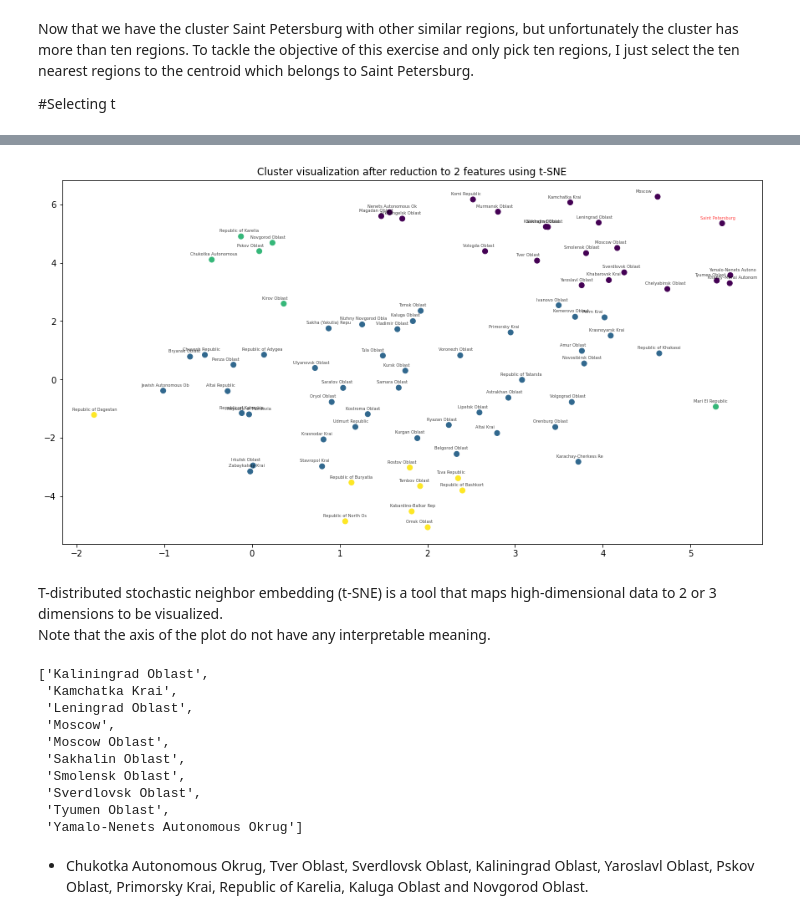
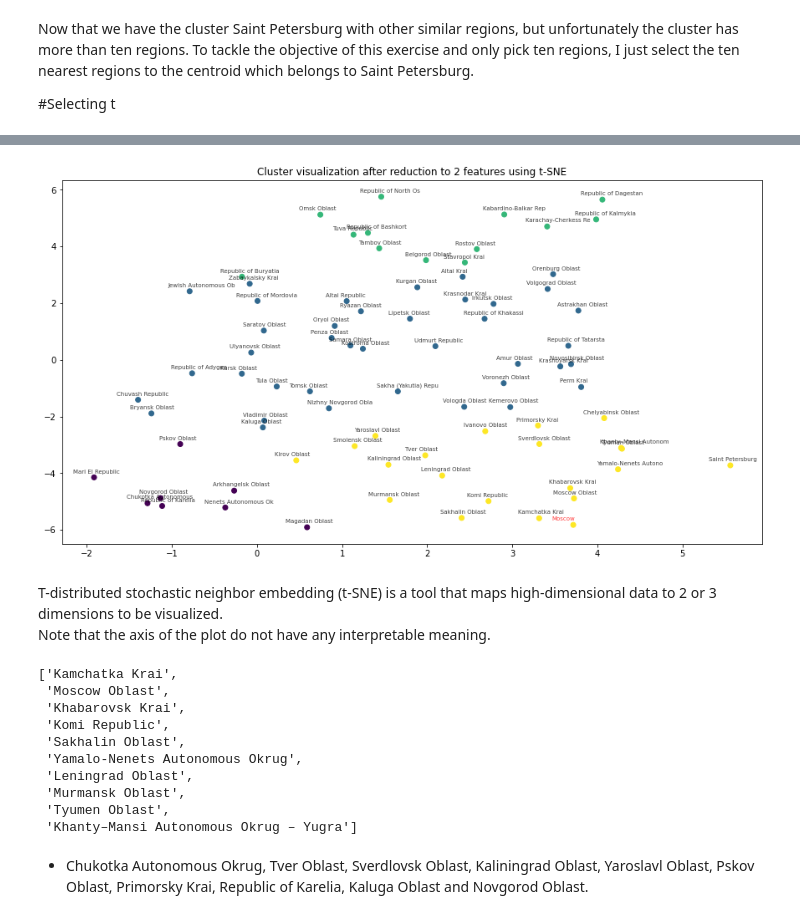
Before and after one commit to developerHobday/cluster-alcohol-consumption, a Jupyter notebook: notebook.ipynb, the cells around one changed output, grey strips where cells are left out. Saved outputs shown, nothing was run; the diff lists cells and outputs as text; code cells hidden in the pictures.

Commit message:
Moscow 1st draft

```diff
--- a/notebook.ipynb
+++ b/notebook.ipynb
@@ -121,0 +102,2 @@ plt.tight_layout()
+# %%
+ref_region = 'Moscow'
@@ -317,0 +386,4 @@ for s in segments_shr:
+# %%
+
+filtered_df = repaired_df[repaired_df['year'] > '2006']
+filtered_df
@@ -318,13 +404,8 @@ for s in segments_shr:
 # %%
-gb_reg = repaired_df.set_index('year').groupby('region')
-ema_span = 15
-features_df = gb_reg.mean()
-features_df['wine_consumption_share'] = features_df.apply (lambda row :
+features_df = filtered_df.set_index('year').groupby('region').mean()
+features_df['wine_sales_share'] = features_df.apply (lambda row :
     row['wine'] / (row['wine'] + row['beer'] + row['vodka'] + row['champagne'] + row['brandy']),
     axis = 1,
 )
-
-features_df.columns = ['mean_wine_consumption', 'mean_beer_consumption', 'mean_vodka_consumption',
-    'mean_champagne_consumption', 'mean_brandy_consumption', 'wine_consumption_share', ]
-features_df
-# repaired_df[ repaired_df['region'] == 'Chechen Republic']
+features_df.columns = ['mean_wine_sales', 'mean_beer_sales', 'mean_vodka_sales',
+    'mean_champagne_sales', 'mean_brandy_sales', 'wine_sales_share', ]
@@ -357,7 +418,7 @@ def get_corr(type, region1, region2) :
 
 for region in features_df.index :
     for type in ['wine', 'beer', 'brandy', 'vodka', 'champagne',] :
-        features_df.loc[region, type + '_corr'] = get_corr(type, 'Saint Petersburg', region)
+        features_df.loc[region, type + '_sales_corr'] = get_corr(type, 'Saint Petersburg', region)
 
 features_df.loc['Saint Petersburg']
 features_df
@@ -574,51 +656,53 @@ KeyError: "['Saint Petersburg'] not found in axis"
 # %%
 from sklearn.manifold import TSNE
-random_seed=31
 model = TSNE(init='random', learning_rate='auto', random_state=random_seed )
 tsne_features = model.fit_transform(
     chosen_PCA_components.drop('label', axis=1)
 )
 xs = tsne_features[:,0]
 ys = tsne_features[:,1]
 plt.figure( figsize=(15,8))
 plt.scatter(
     xs, ys,
     c = chosen_PCA_components['label']
 )
 plt.title('Cluster visualization after reduction to 2 features using t-SNE')
 
 regions = chosen_PCA_components.index
 for x,y,region in zip(xs, ys,regions) :
-    if 'Pet' in region :
+    if region == ref_region :
         color = 'red'
     else :
         color = 'black'
-    plt.annotate(region[:20], (x-0.25, y+0.15), alpha=0.75, fontsize=5, color=color, )
+    plt.annotate(region[:20], (x-0.25, y+0.15), alpha=0.75, fontsize=7, color=color, )
+
+# plt.xlim(2,6)
+# plt.ylim(-6, 0)
 # %% [output]
-[figure, old version]
+[figure, new version]
 # %% [markdown]
 T-distributed stochastic neighbor embedding (t-SNE) is a tool that maps high-dimensional data to 2 or 3 dimensions to be visualized.
 Note that the axis of the plot do not have any interpretable meaning.
 # %%
 tsne_df = pd.DataFrame(tsne_features, index=chosen_PCA_components.index)
 tsne_df.columns = ['x', 'y']
-origin_region_x, origin_region_y = tsne_df.loc['Saint Petersburg']
+origin_region_x, origin_region_y = tsne_df.loc[ref_region]
 
 tsne_df['distance'] = tsne_df.apply(
     lambda row : (row['x'] - origin_region_x) ** 2 + (row['y'] - origin_region_y) ** 2,
     axis=1, )
-sorted( tsne_df.sort_values('distance')[1:11].index.to_list())
+tsne_df.sort_values('distance')[1:11].index.to_list()
 # %% [output]
-['Kaliningrad Oblast',
- 'Kamchatka Krai',
+['Kamchatka Krai',
+ 'Moscow Oblast',
+ 'Khabarovsk Krai',
+ 'Komi Republic',
+ 'Sakhalin Oblast',
+ 'Yamalo-Nenets Autonomous Okrug',
  'Leningrad Oblast',
- 'Moscow',
- 'Moscow Oblast',
- 'Sakhalin Oblast',
- 'Smolensk Oblast',
- 'Sverdlovsk Oblast',
+ 'Murmansk Oblast',
  'Tyumen Oblast',
- 'Yamalo-Nenets Autonomous Okrug']
+ 'Khanty–Mansi Autonomous Okrug – Yugra']
 # %% [markdown]
 * Chukotka Autonomous Okrug,
 Tver Oblast, Sverdlovsk Oblast, Kaliningrad Oblast, Yaroslavl Oblast, Pskov Oblast, Primorsky Krai, Republic of Karelia, Kaluga Oblast and Novgorod Oblast.
```
Also changed, not shown: parts of 43 cells of this notebook.
